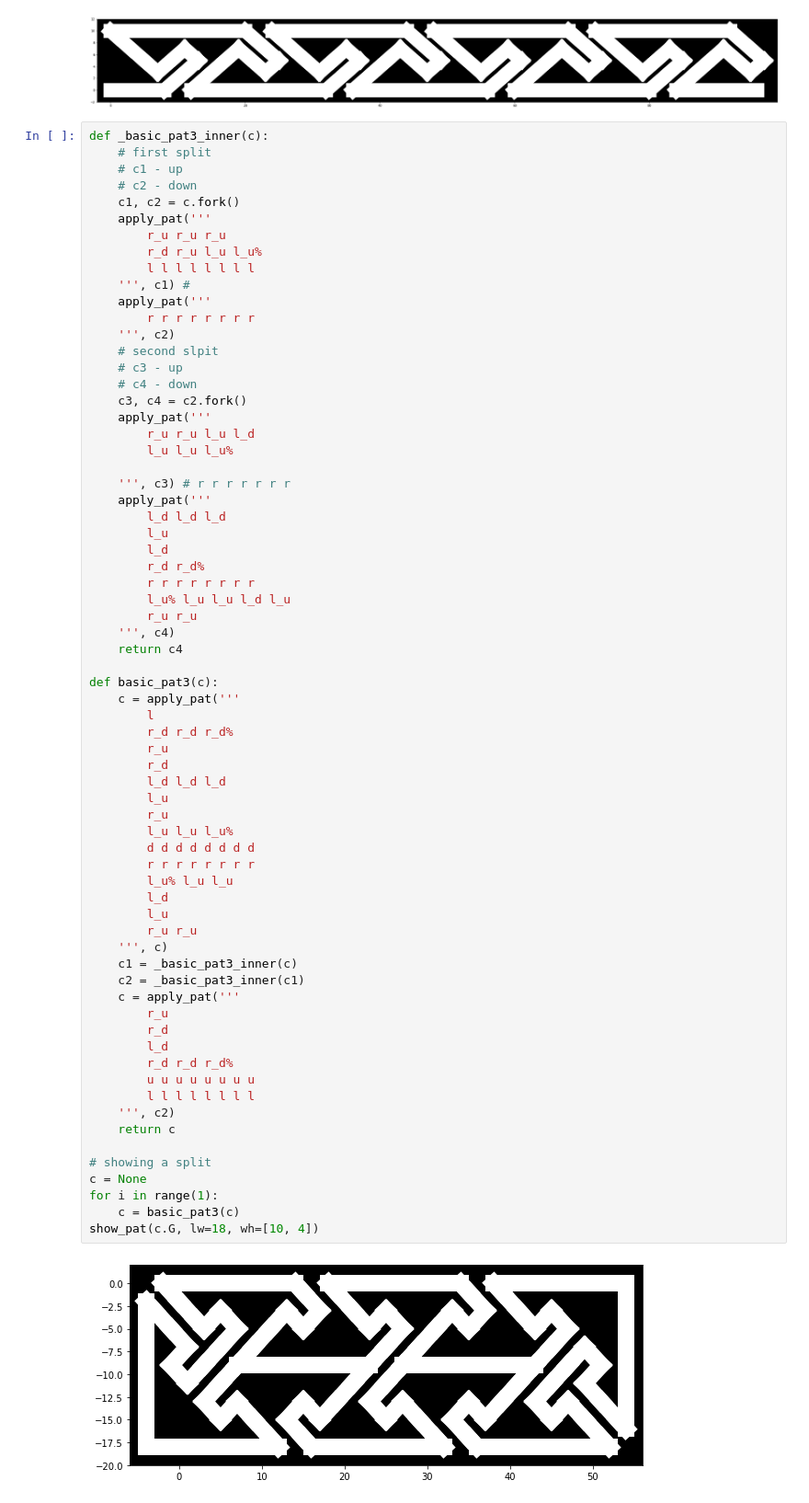
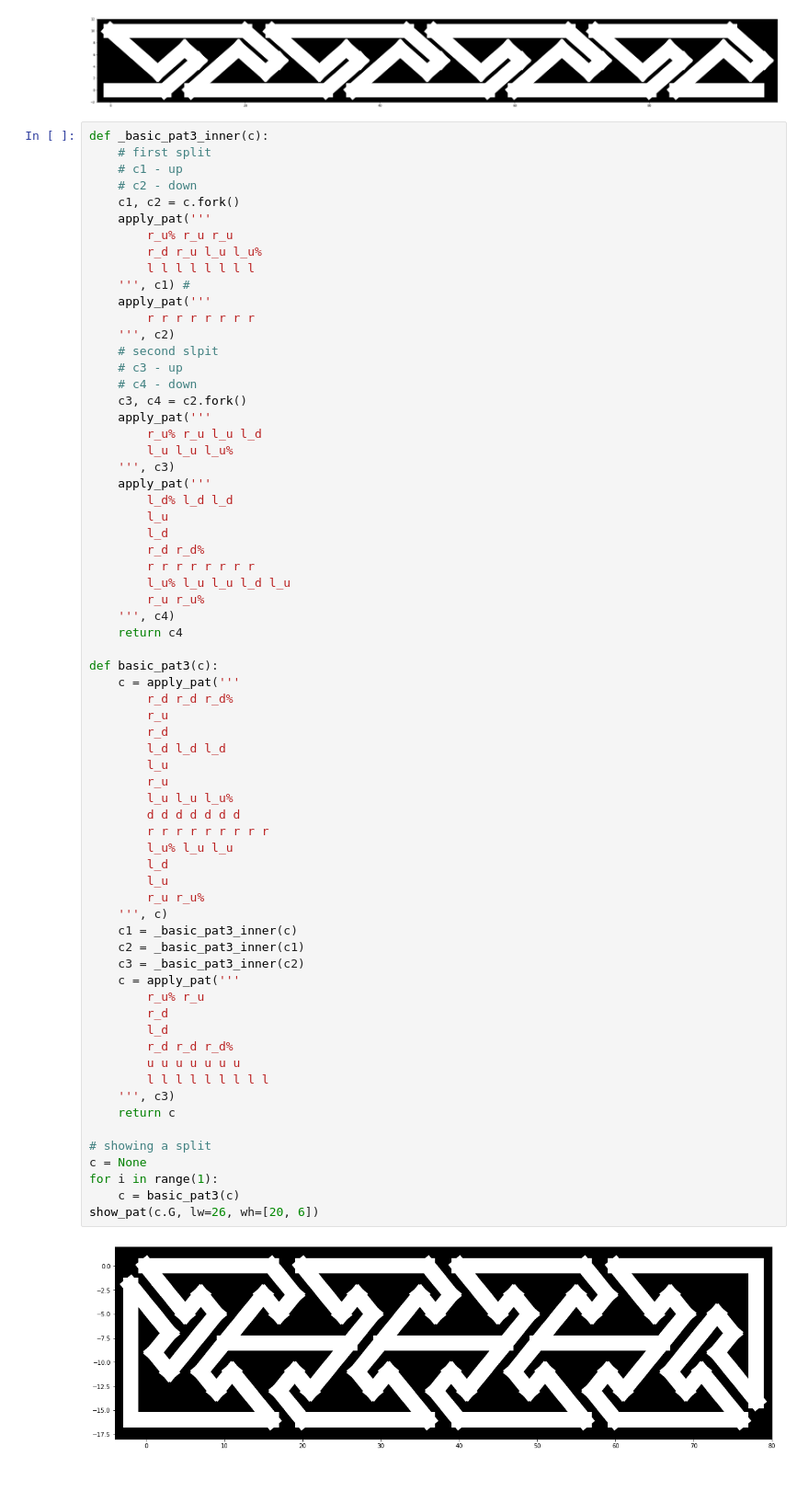
Before and after one commit to ariejdl/key-patterns, a Jupyter notebook: test1.ipynb, the cells around one changed output. Shown at 92% size. Cells and saved outputs as stored; diff of their text form; blank space fills up the shorter version.

```diff
--- a/test1.ipynb
+++ b/test1.ipynb
@@ -115,7 +115,7 @@ def _basic_pat3_inner(c):
     # c2 - down
     c1, c2 = c.fork()
     apply_pat('''
-        r_u r_u r_u
+        r_u% r_u r_u
         r_d r_u l_u l_u%
         l l l l l l l l
     ''', c1) #
@@ -127,54 +127,53 @@ def _basic_pat3_inner(c):
     # c4 - down
     c3, c4 = c2.fork()
     apply_pat('''
-        r_u r_u l_u l_d
+        r_u% r_u l_u l_d
         l_u l_u l_u%
-
-    ''', c3) # r r r r r r r
+    ''', c3)
     apply_pat('''
-        l_d l_d l_d
+        l_d% l_d l_d
         l_u
         l_d
         r_d r_d%
         r r r r r r r r
         l_u% l_u l_u l_d l_u
-        r_u r_u
+        r_u r_u%
     ''', c4)
     return c4
 
 def basic_pat3(c):
     c = apply_pat('''
-        l
         r_d r_d r_d%
         r_u
         r_d
         l_d l_d l_d
         l_u
         r_u
         l_u l_u l_u%
-        d d d d d d d d
-        r r r r r r r r
+        d d d d d d d
+        r r r r r r r r r
         l_u% l_u l_u
         l_d
         l_u
-        r_u r_u
+        r_u r_u%
     ''', c)
     c1 = _basic_pat3_inner(c)
     c2 = _basic_pat3_inner(c1)
+    c3 = _basic_pat3_inner(c2)
     c = apply_pat('''
-        r_u
+        r_u% r_u
         r_d
         l_d
         r_d r_d r_d%
-        u u u u u u u u
-        l l l l l l l l
-    ''', c2)
+        u u u u u u u
+        l l l l l l l l l
+    ''', c3)
     return c
 
 # showing a split
 c = None
 for i in range(1):
     c = basic_pat3(c)
-show_pat(c.G, lw=18, wh=[10, 4])
+show_pat(c.G, lw=26, wh=[20, 6])
 # %% [output]
-[figure, old version]
+[figure, new version]
```
Also changed, not shown: 1 other file.
